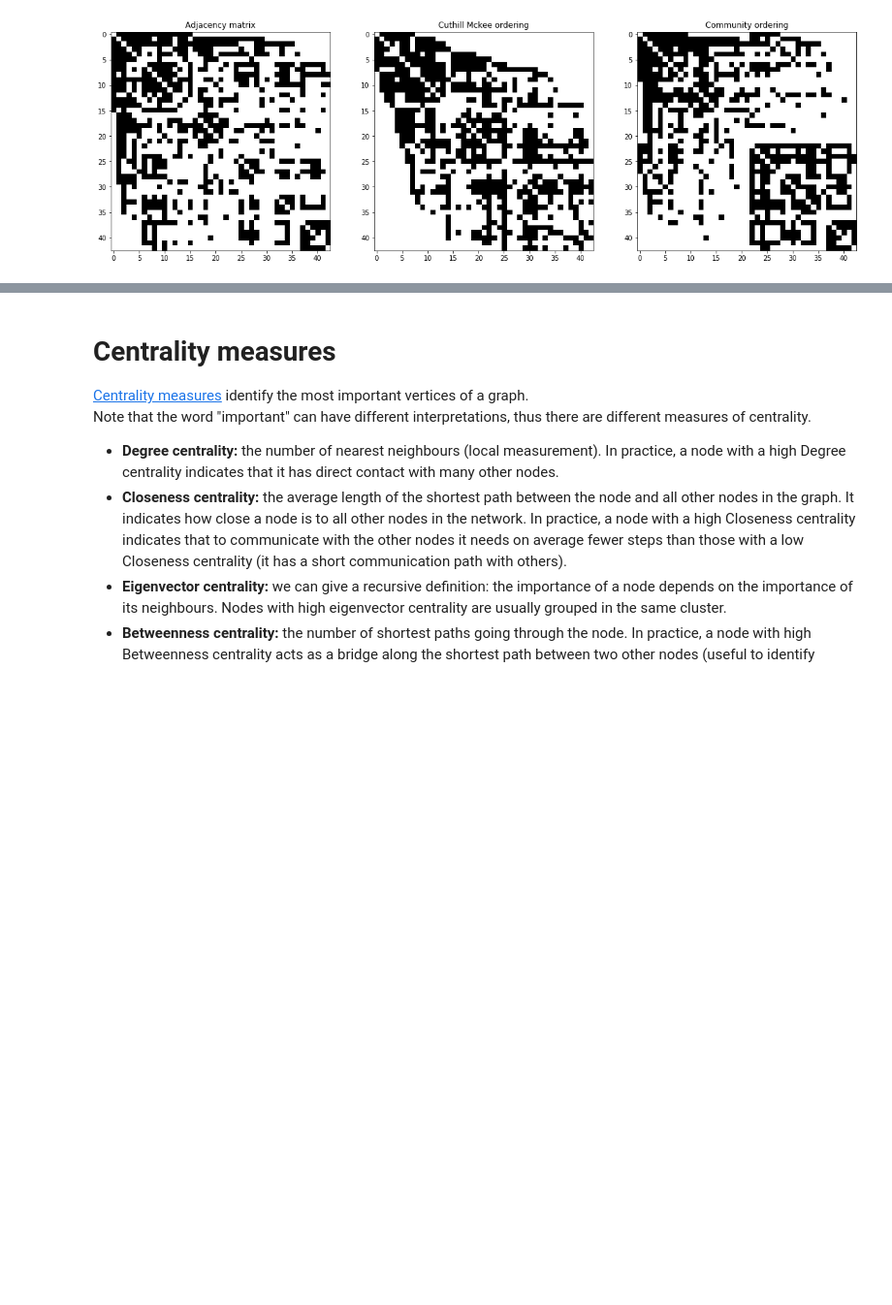
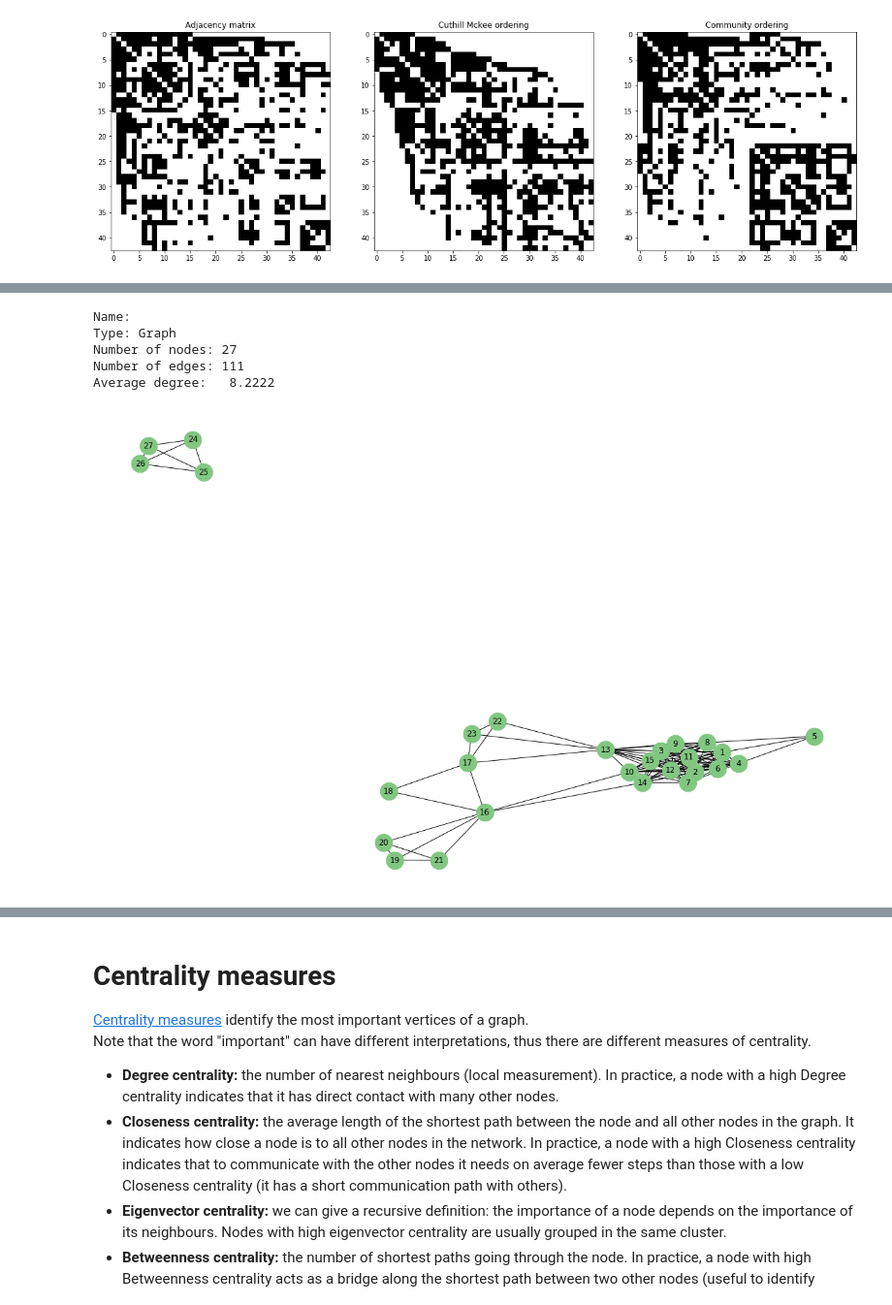
Before and after one commit to gregorioghidoli/netviz, a Jupyter notebook: SNA_Final.ipynb, the cells around one changed output, grey strips where cells are left out. Shown at 97% size. Cells and saved outputs as stored; diff of their text form; code cells hidden in the pictures; blank space fills up the shorter version.

```diff
--- a/SNA_Final.ipynb
+++ b/SNA_Final.ipynb
@@ -75,7 +75,20 @@ def load_zachary():
     zkcdf = pd.read_csv('data/ucidata-zachary/out.ucidata-zachary', skiprows=2, header=None, sep=' ')
     zkcdf.columns = ['member1', 'member2']
     ZKCG = nx.from_pandas_edgelist(zkcdf, source='member1', target='member2')
+
     return ZKCG
+
+def load_zebras():
+    dfzebras = pd.read_csv(
+    'data/moreno_zebra/out.moreno_zebra_zebra', sep=' ', skiprows=2, header=None)
+    dfzebras = dfzebras[[0, 1]]
+    dfzebras.columns = ['zebra1', 'zebra2']
+
+    Gzebras = nx.Graph()
+    for row in dfzebras.iterrows():
+        Gzebras.add_edge(row[1]['zebra1'], row[1]['zebra2'])
+
+    return Gzebras
 # %% [markdown]
 <a href="http://konect.uni-koblenz.de/networks/moreno_train"><h3>Train bombing dataset</h3></a>
 <p>This undirected network contains contacts between suspected terrorists involved in the train bombing of Madrid on March 11 2004, as reconstructed from newspapers. A node represents a suspect and an edge between two nodes shows that there was a contact between the two individuals. The weight of the edge denotes how 'strong' a connection was. Connections include friendship and co-participating in training camps or previous attacks.</p>
@@ -194,0 +214,14 @@ plt.show()
+# %%
+Gzebras = load_zebras()
+print(nx.info(Gzebras))
+# %% [output]
+Name:
+Type: Graph
+Number of nodes: 27
+Number of edges: 111
+Average degree:   8.2222
+# %%
+plt.rcParams["figure.figsize"] = (16,10)
+nx.draw_spring(Gzebras , with_labels=True , node_color='#81c781' , node_size=700)
+# %% [output]
+[figure, added]
```
Also changed, not shown: parts of 35 cells of this notebook.
